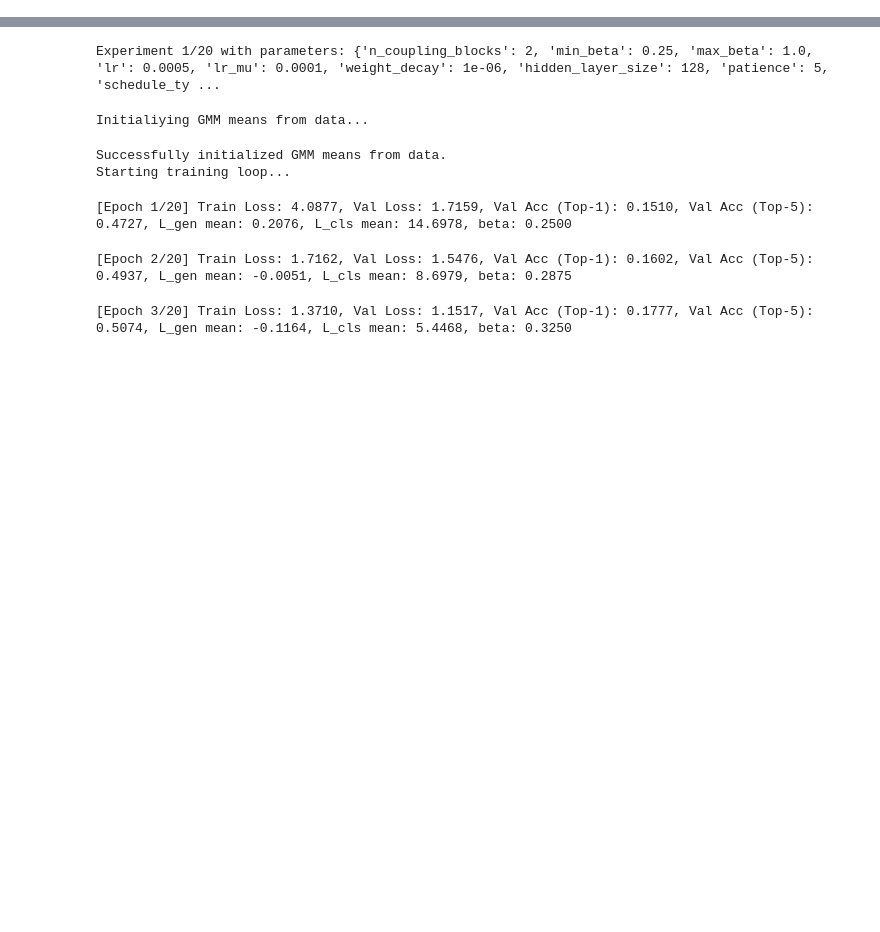
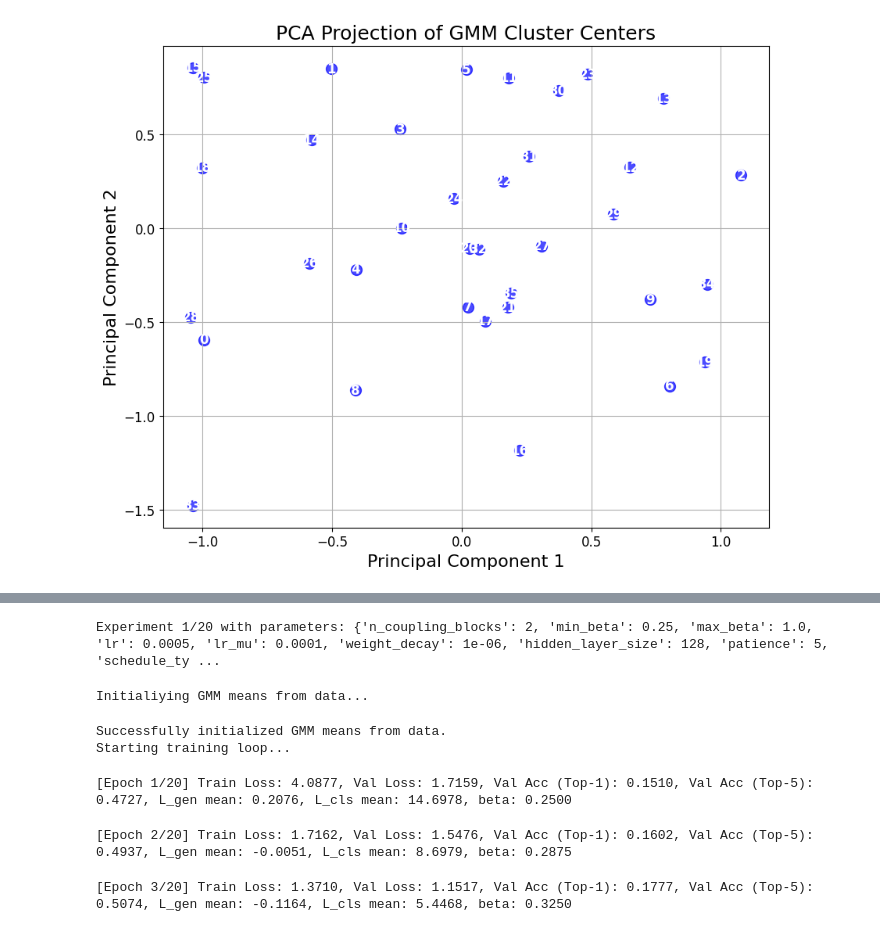
Before and after one commit to lklostermair/tum-adlr-wise24-17, a Jupyter notebook: affine_on_real_img_gmm.ipynb, the cells around one changed output, grey strips where cells are left out. Drawn from its saved outputs; the diff is of its cells as text; code cells hidden in the pictures; blank space fills up the shorter version.

```diff
--- a/affine_on_real_img_gmm.ipynb
+++ b/affine_on_real_img_gmm.ipynb
@@ -308,0 +449,32 @@ def train_inn_gmm(
+# %%
+import torch
+import numpy as np
+import matplotlib.pyplot as plt
+from sklearn.decomposition import PCA
+
+# Instantiate a new GMM with 36 classes and latent dimension 1002.
+gmm_test = ClassConditionalGMM(n_classes=36, latent_dim=1002).to(device)
+
+# Extract the mu parameter. Its shape is (1, n_classes, latent_dim)
+# We remove the batch dimension to get a shape (n_classes, latent_dim).
+mu = gmm_test.mu.detach().cpu().numpy().squeeze(0)  # shape: (36, 1002)
+
+# Use PCA to reduce the latent dimension to 2 for visualization
+pca = PCA(n_components=2)
+mu_pca = pca.fit_transform(mu)
+
+# Plot the cluster centers in 2D
+plt.figure(figsize=(10, 8))
+plt.scatter(mu_pca[:, 0], mu_pca[:, 1], s=100, c='blue', alpha=0.7)
+
+# Annotate each cluster center with its cluster index
+for idx, (x, y) in enumerate(mu_pca):
+    plt.text(x, y, str(idx), fontsize=12, ha='center', va='center', color='white', weight='bold')
+
+plt.xlabel("Principal Component 1")
+plt.ylabel("Principal Component 2")
+plt.title("PCA Projection of GMM Cluster Centers")
+plt.grid(True)
+plt.show()
+# %% [output]
+[figure, added]
```
Also changed, not shown: parts of 12 cells of this notebook, 4 other files.
